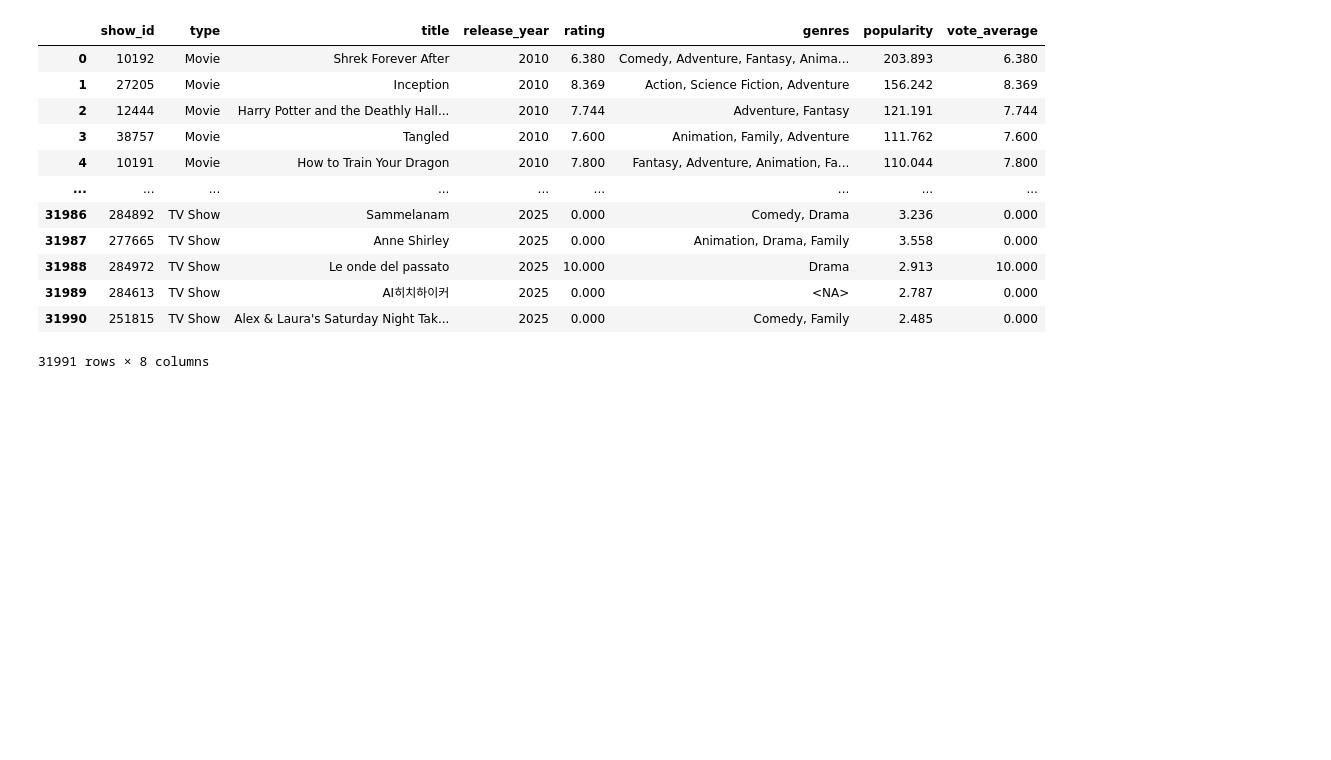
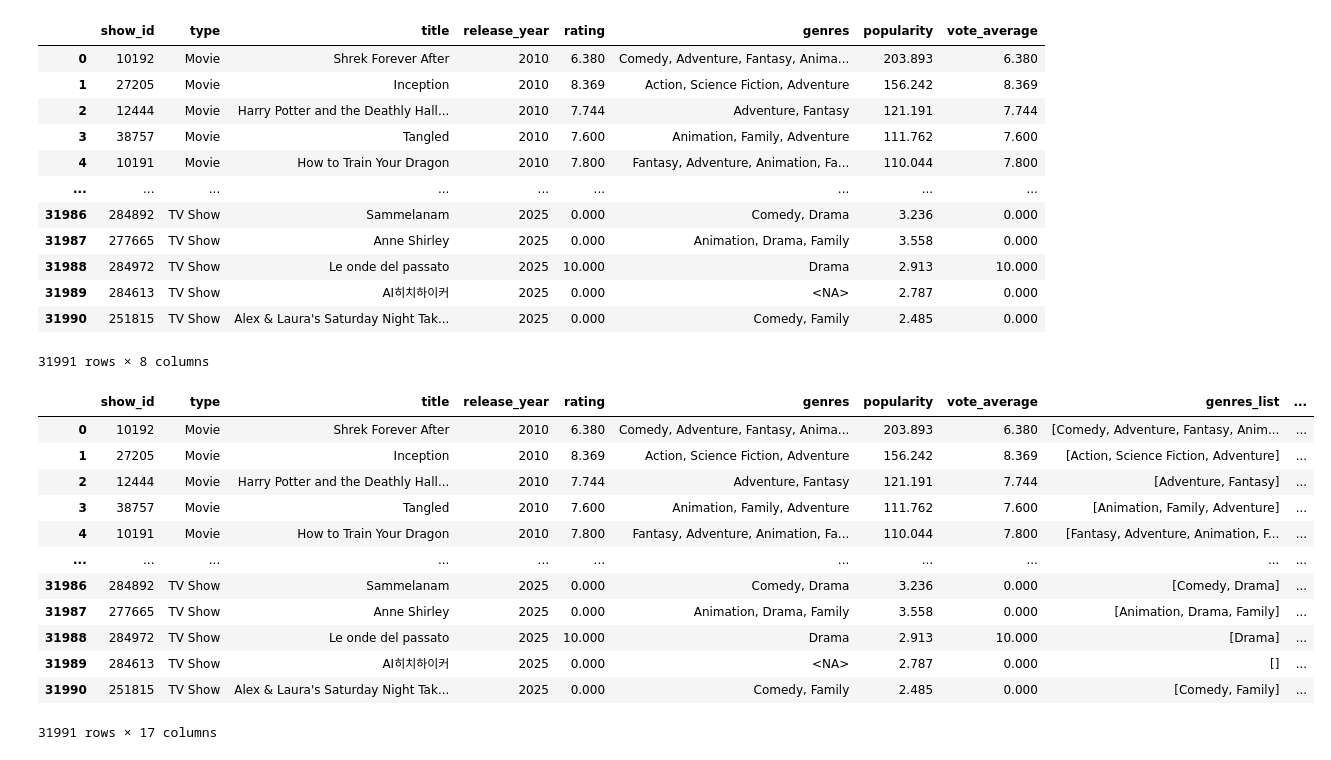
Before and after one commit to ChenteDUOC/Visualizacion-de-datos-parcial, a Jupyter notebook: notebooks/Parcial_Visualización_De_Datos.ipynb, the cells around one changed output. Drawn from its saved outputs; the diff is of its cells as text; code cells hidden in the pictures; blank space fills up the shorter version.

Commit message:
Limpieza columna genre

```diff
--- a/notebooks/Parcial_Visualización_De_Datos.ipynb
+++ b/notebooks/Parcial_Visualización_De_Datos.ipynb
@@ -218,3 +218,42 @@ df_catalogo
 | 31989 | 284613 | TV Show | AI히치하이커 | 2025 | 0.000 | <NA> | 2.787 | 0.000 |
 | 31990 | 251815 | TV Show | Alex & Laura's Saturday Night Tak... | 2025 | 0.000 | Comedy, Family | 2.485 | 0.000 |
 31991 rows × 8 columns
+# %%
+# Separa cada genero en una lista por fila
+df_catalogo['genres_list'] = (
+    df_catalogo['genres']
+    .fillna('')
+    .astype(str)
+    .str.strip()
+    .str.replace(r"[\[\]'\"]", '', regex=True)
+    .str.split(',')
+)
+
+df_catalogo['genres_list'] = df_catalogo['genres_list'].apply(
+    lambda x: [g.strip() for g in x if g.strip() != '']
+)
+# %%
+# Crea columnas dinamicas: genre_1, genre_2, genre_3, ...
+genres_expandidos = (
+    df_catalogo['genres_list']
+    .apply(pd.Series)
+    .rename(columns=lambda x: f'genre_{x + 1}')
+)
+
+df_catalogo = pd.concat([df_catalogo, genres_expandidos], axis=1)
+# %%
+df_catalogo
+# %% [output]
+|  | show_id | type | title | release_year | rating | genres | popularity | vote_average | genres_list | ... |
+| 0 | 10192 | Movie | Shrek Forever After | 2010 | 6.380 | Comedy, Adventure, Fantasy, Anima... | 203.893 | 6.380 | [Comedy, Adventure, Fantasy, Anim... | ... |
+| 1 | 27205 | Movie | Inception | 2010 | 8.369 | Action, Science Fiction, Adventure | 156.242 | 8.369 | [Action, Science Fiction, Adventure] | ... |
+| 2 | 12444 | Movie | Harry Potter and the Deathly Hall... | 2010 | 7.744 | Adventure, Fantasy | 121.191 | 7.744 | [Adventure, Fantasy] | ... |
+| 3 | 38757 | Movie | Tangled | 2010 | 7.600 | Animation, Family, Adventure | 111.762 | 7.600 | [Animation, Family, Adventure] | ... |
+| 4 | 10191 | Movie | How to Train Your Dragon | 2010 | 7.800 | Fantasy, Adventure, Animation, Fa... | 110.044 | 7.800 | [Fantasy, Adventure, Animation, F... | ... |
+| ... | ... | ... | ... | ... | ... | ... | ... | ... | ... | ... |
+| 31986 | 284892 | TV Show | Sammelanam | 2025 | 0.000 | Comedy, Drama | 3.236 | 0.000 | [Comedy, Drama] | ... |
+| 31987 | 277665 | TV Show | Anne Shirley | 2025 | 0.000 | Animation, Drama, Family | 3.558 | 0.000 | [Animation, Drama, Family] | ... |
+| 31988 | 284972 | TV Show | Le onde del passato | 2025 | 10.000 | Drama | 2.913 | 10.000 | [Drama] | ... |
+| 31989 | 284613 | TV Show | AI히치하이커 | 2025 | 0.000 | <NA> | 2.787 | 0.000 | [] | ... |
+| 31990 | 251815 | TV Show | Alex & Laura's Saturday Night Tak... | 2025 | 0.000 | Comedy, Family | 2.485 | 0.000 | [Comedy, Family] | ... |
+31991 rows × 17 columns
```
